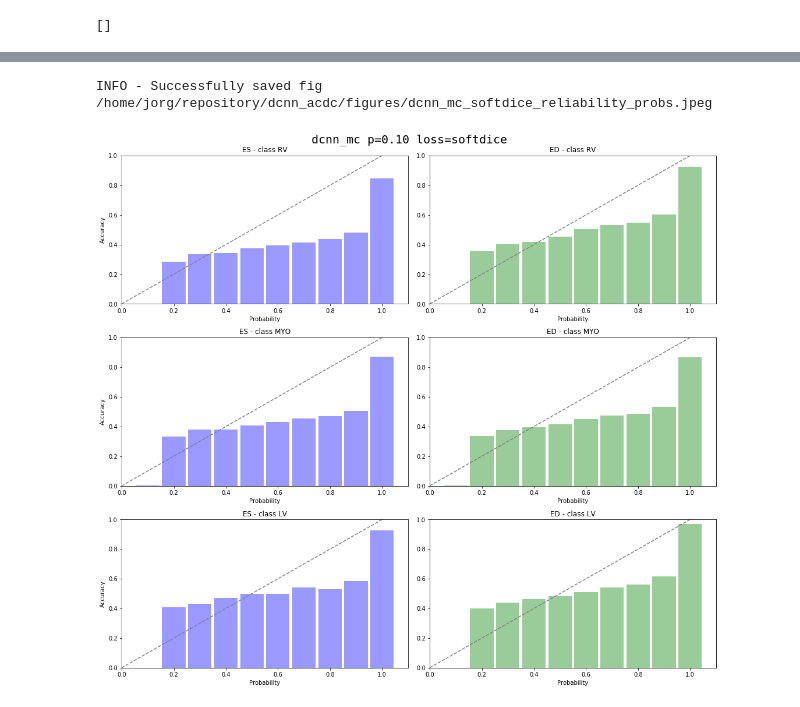
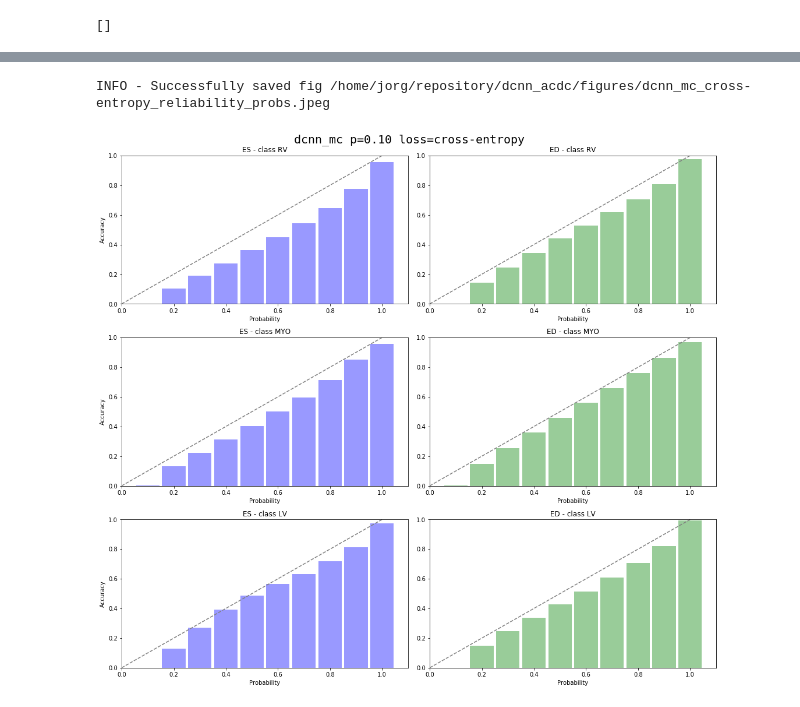
Before and after one commit to toologicbv/dcnn_acdc, a Jupyter notebook: notebooks/test_entropy_maps.ipynb, the cells around one changed output, grey strips where cells are left out. Cells and saved outputs as stored; diff of their text form; code cells hidden in the pictures.

Commit message:
added experimental evaluation of dcnn-mc and cross-entropy loss function

```diff
--- a/notebooks/test_entropy_maps.ipynb
+++ b/notebooks/test_entropy_maps.ipynb
@@ -97,6 +97,12 @@ exp_mc01_softmax = {3: "20180630_10_26_32_dcnn_mc_f3p01_150KE_lr2e02",
                     1: "20180629_11_28_29_dcnn_mc_f1p01_150KE_lr2e02",
                     0: "20180629_10_33_08_dcnn_mc_f0p01_150KE_lr2e02"}
 exp_mc01_softmax_path = os.path.join(LOG_DIR, exp_mc01_softmax[TEST_FOLD])
+
+exp_mc01_crossent = {3: "20180703_18_15_22_dcnn_mc_f3p01_entrpy_150KE_lr2e02",
+                     2: "20180703_18_11_10_dcnn_mc_f2p01_entrpy_150KE_lr2e02",
+                     1: "20180703_18_13_51_dcnn_mc_f1p01_entrpy_150KE_lr2e02",
+                     0: "20180703_18_09_33_dcnn_mc_f0p01_entrpy_150KE_lr2e02"}
+exp_mc01_crossent_path = os.path.join(LOG_DIR, exp_mc01_crossent[TEST_FOLD])
 # %%
 print("!!! IMPORTANT !!! - EVALUATING MODELS ON HOLD OUT IMAGES IN FOLD {}".format(TEST_FOLD))
 
@@ -133,6 +139,15 @@ exper_hdl_mc01_softmax.set_model_name("MC-dropout softmax fold-{} (p={})".format
                                 exper_hdl_mc01_softmax.exper.run_args.drop_prob))
 print("Model name: {}".format(exper_hdl_mc01_softmax.model_name))
 print("-------------------------------------------------------------------------")
+
+exper_hdl_mc01_crossent = ExperimentHandler()
+exper_hdl_mc01_crossent.load_experiment(exp_mc01_crossent_path, use_logfile=False)
+exper_hdl_mc01_crossent.set_root_dir(ROOT_DIR)
+exper_hdl_mc01_crossent.set_model_name("MC-dropout cross-entropy fold-{} (p={})".format(
+                                exper_hdl_mc01_crossent.exper.run_args.fold_ids[0],
+                                exper_hdl_mc01_crossent.exper.run_args.drop_prob))
+print("Model name: {}".format(exper_hdl_mc01_crossent.model_name))
+print("-------------------------------------------------------------------------")
 # %% [output]
 !!! IMPORTANT !!! - EVALUATING MODELS ON HOLD OUT IMAGES IN FOLD 3
 Load experiment from /home/jorg/repository/dcnn_acdc/logs/20180509_18_36_23_dcnn_f3_150KE_lr2e02/stats/exper_stats.dll
@@ -490,10 +508,10 @@ exper_handler.pred_labels.keys()
 from plotting.calibration_plots import reliability_diagram
 
 # exper_hdl_mc01_brier, exper_hdl_base, exper_hdl_base_brier   exper_hdl_mc01_softmax
-# exp_base , exp_base_brier  exp_mc01_brier
-exper_handler = exper_hdl_mc01_softmax
+# exp_base    exp_base_brier   exp_mc01_brier   exp_mc01_softmax  exp_mc01_crossent
+exper_handler = exper_hdl_mc01_crossent
 
-prob_bins, acc_bins = reliability_diagram(exp_mc01_softmax, patient_id=None, mc_dropout=False,
+prob_bins, acc_bins = reliability_diagram(exp_mc01_crossent, patient_id=None, mc_dropout=False,
                                           force_reload=False)
 # print(acc_bins)
 # %% [output]
@@ -520,7 +538,9 @@ INFO - Successfully loaded 25 ED/ES patient pairs
 # %%
 from plotting.calibration_plots import plot_reliability_diagram
 
+exper_handler = exper_hdl_mc01_crossent
+
 plot_reliability_diagram(exper_handler, prob_bins, acc_bins, do_save=True)
 # %% [output]
-INFO - Successfully saved fig /home/jorg/repository/dcnn_acdc/figures/dcnn_mc_softdice_reliability_probs.jpeg
+INFO - Successfully saved fig /home/jorg/repository/dcnn_acdc/figures/dcnn_mc_cross-entropy_reliability_probs.jpeg
-[figure, old version]
+[figure, new version]
```
Also changed, not shown: parts of 3 cells of this notebook, 1 other file.
